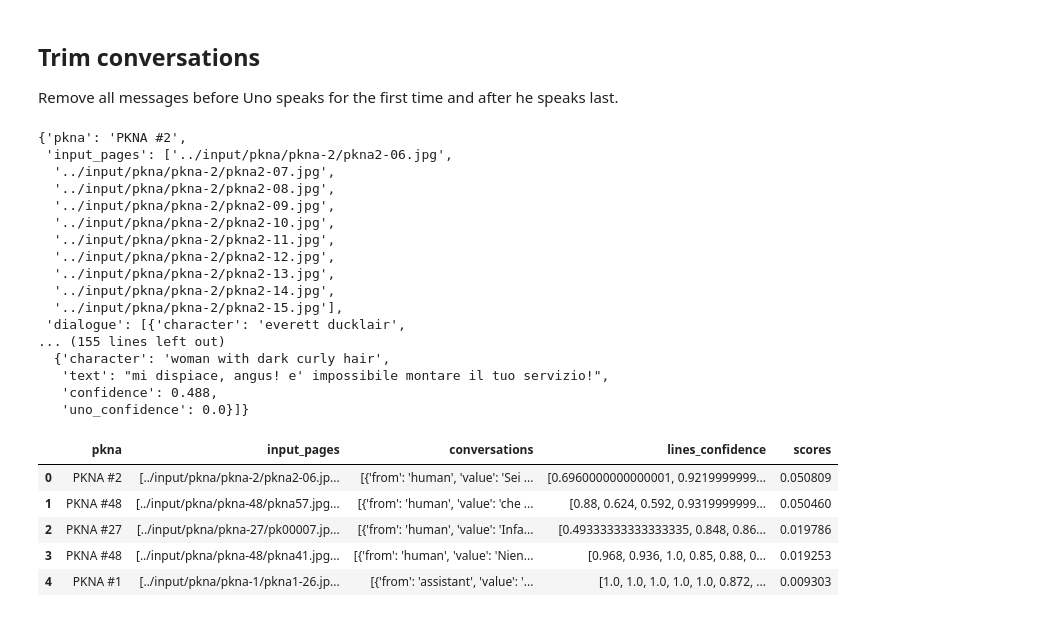
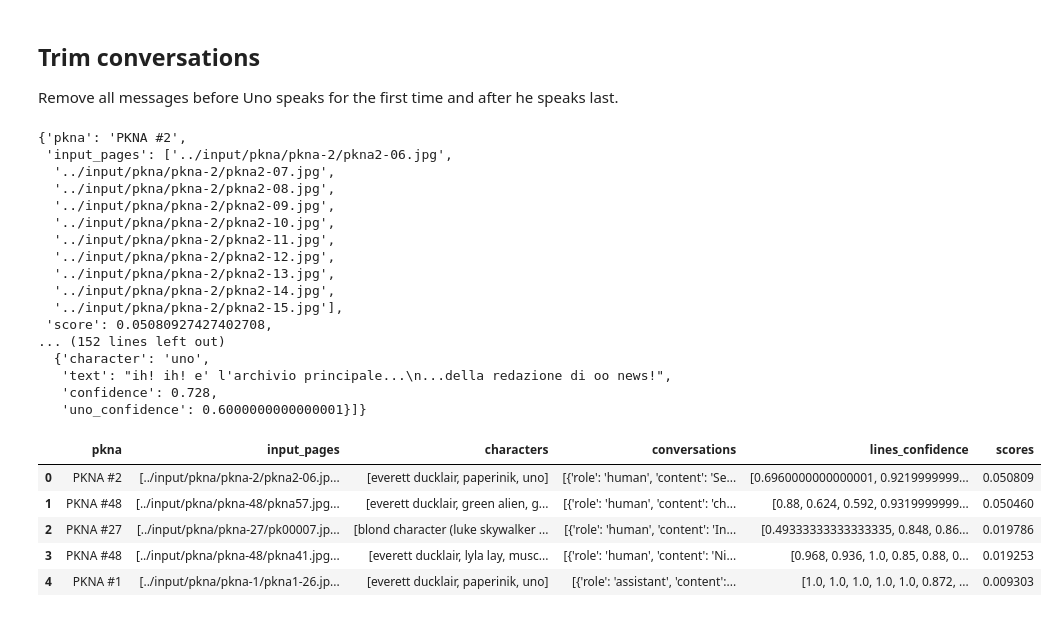
Before and after one commit to mbrt/pkna-uno, a Jupyter notebook: prepare-dataset.ipynb, the cells around one changed output. Drawn from its saved outputs; the diff is of its cells as text; code cells hidden in the pictures.

Commit message:
Merge lines in dataset

```diff
--- a/prepare-dataset.ipynb
+++ b/prepare-dataset.ipynb
@@ -431,13 +432,14 @@ Remove all messages before Uno speaks for the first time and after he speaks las
 class DatasetDialogue:
     pkna: str
     input_pages: list[str]
+    score: float
     dialogue: list[Line]
-    score: float
 
     def to_dict(self) -> dict:
         return {
             'pkna': self.pkna,
             'input_pages': self.input_pages,
+            'score': self.score,
             'dialogue': [line.to_dict() for line in self.dialogue],
         }
 
@@ -479,9 +481,9 @@ def create_dataset(conversations: list[Conversation]) -> list[DatasetDialogue]:
         # Find the first and last index of lines with 'uno'
         first_uno = next((i for i, line in enumerate(dialogue) if line.character == 'uno'))
         last_uno = len(dialogue) - next((i for i, line in enumerate(reversed(dialogue)) if line.character == 'uno'))
-        # Keep only the first line before and after 'uno' lines.
+        # Keep only the first line before 'uno' and his last reply.
         first = first_uno-1 if first_uno>0 else 0
-        last = last_uno+1 if last_uno<len(dialogue) else len(dialogue)
+        last = last_uno if last_uno<len(dialogue) else len(dialogue)
         dialogue = dialogue[first:last]
 
         dialogues.append(DatasetDialogue(
@@ -507,38 +509,52 @@ dataset[0].to_dict()
   '../input/pkna/pkna-2/pkna2-13.jpg',
   '../input/pkna/pkna-2/pkna2-14.jpg',
   '../input/pkna/pkna-2/pkna2-15.jpg'],
- 'dialogue': [{'character': 'everett ducklair',
-... (155 lines left out)
-  {'character': 'woman with dark curly hair',
-   'text': "mi dispiace, angus! e' impossibile montare il tuo servizio!",
-   'confidence': 0.488,
-   'uno_confidence': 0.0}]}
+ 'score': 0.05080927427402708,
+... (152 lines left out)
+  {'character': 'uno',
+   'text': "ih! ih! e' l'archivio principale...\n...della redazione di oo news!",
+   'confidence': 0.728,
+   'uno_confidence': 0.6000000000000001}]}
 # %%
 import pandas as pd
+
+
+def to_chat(dialogue: list[Line]) -> list[dict[str, str]]:
+    """Convert dialogue lines to chat format. Merge consecutive lines by the
+    same character."""
+    merged = []
+    for line in dialogue:
+        role = 'assistant' if line.character == 'uno' else 'human'
+        # If the last line is from the same character, merge them
+        # Otherwise, create a new entry
+        if merged and merged[-1]['role'] == role:
+            merged[-1]['content'] += "\n" + line.text
+        else:
+            merged.append({
+                'role': role,
+                'content': line.text
+            })
+    return merged
+
 
 records = [
     {
         'pkna': d.pkna,
         'input_pages': d.input_pages,
-        'conversations': [
-            {
-                'from': 'assistant' if line.character == 'uno' else 'human',
-                'value': line.text,
-            }
-            for line in d.dialogue
-        ],
+        'characters': sorted(list(set(line.character for line in d.dialogue))),
+        'conversations': to_chat(d.dialogue),
         'lines_confidence': [l.confidence for l in d.dialogue],
         'scores': d.score,
     }
     for d in dataset
 ]
 
 df = pd.DataFrame.from_records(records)
 df.head()
 # %% [output]
-|  | pkna | input_pages | conversations | lines_confidence | scores |
-| 0 | PKNA #2 | [../input/pkna/pkna-2/pkna2-06.jp... | [{'from': 'human', 'value': 'Sei ... | [0.6960000000000001, 0.9219999999... | 0.050809 |
-| 1 | PKNA #48 | [../input/pkna/pkna-48/pkna57.jpg... | [{'from': 'human', 'value': 'che ... | [0.88, 0.624, 0.592, 0.9319999999... | 0.050460 |
-| 2 | PKNA #27 | [../input/pkna/pkna-27/pk00007.jp... | [{'from': 'human', 'value': 'Infa... | [0.49333333333333335, 0.848, 0.86... | 0.019786 |
-| 3 | PKNA #48 | [../input/pkna/pkna-48/pkna41.jpg... | [{'from': 'human', 'value': 'Nien... | [0.968, 0.936, 1.0, 0.85, 0.88, 0... | 0.019253 |
-| 4 | PKNA #1 | [../input/pkna/pkna-1/pkna1-26.jp... | [{'from': 'assistant', 'value': '... | [1.0, 1.0, 1.0, 1.0, 1.0, 0.872, ... | 0.009303 |
+|  | pkna | input_pages | characters | conversations | lines_confidence | scores |
+| 0 | PKNA #2 | [../input/pkna/pkna-2/pkna2-06.jp... | [everett ducklair, paperinik, uno] | [{'role': 'human', 'content': 'Se... | [0.6960000000000001, 0.9219999999... | 0.050809 |
+| 1 | PKNA #48 | [../input/pkna/pkna-48/pkna57.jpg... | [everett ducklair, green alien, g... | [{'role': 'human', 'content': 'ch... | [0.88, 0.624, 0.592, 0.9319999999... | 0.050460 |
+| 2 | PKNA #27 | [../input/pkna/pkna-27/pk00007.jp... | [blond character (luke skywalker ... | [{'role': 'human', 'content': 'In... | [0.49333333333333335, 0.848, 0.86... | 0.019786 |
+| 3 | PKNA #48 | [../input/pkna/pkna-48/pkna41.jpg... | [everett ducklair, lyla lay, musc... | [{'role': 'human', 'content': 'Ni... | [0.968, 0.936, 1.0, 0.85, 0.88, 0... | 0.019253 |
+| 4 | PKNA #1 | [../input/pkna/pkna-1/pkna1-26.jp... | [everett ducklair, paperinik, uno] | [{'role': 'assistant', 'content':... | [1.0, 1.0, 1.0, 1.0, 1.0, 0.872, ... | 0.009303 |
```
Also changed, not shown: parts of 2 cells of this notebook.
